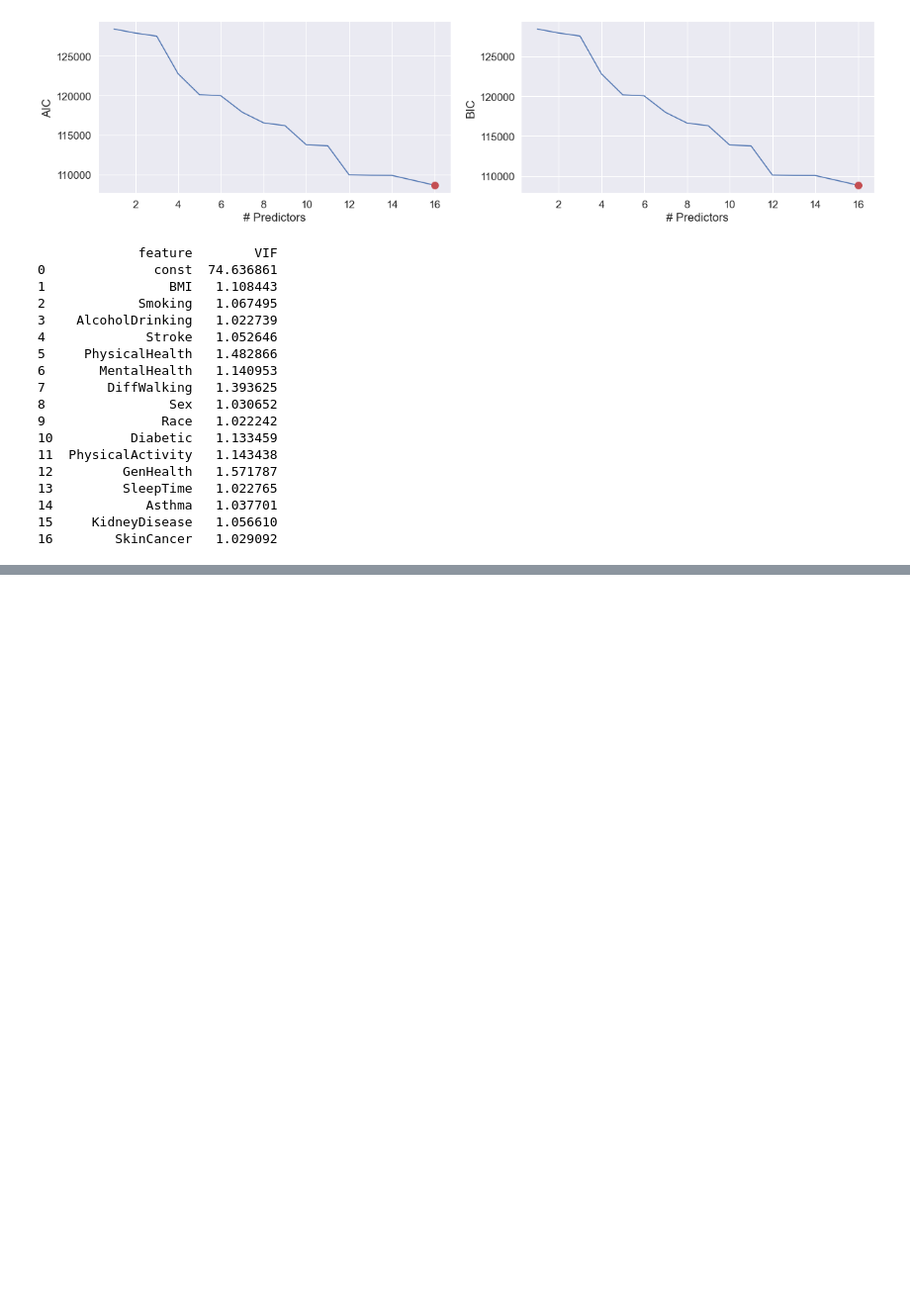
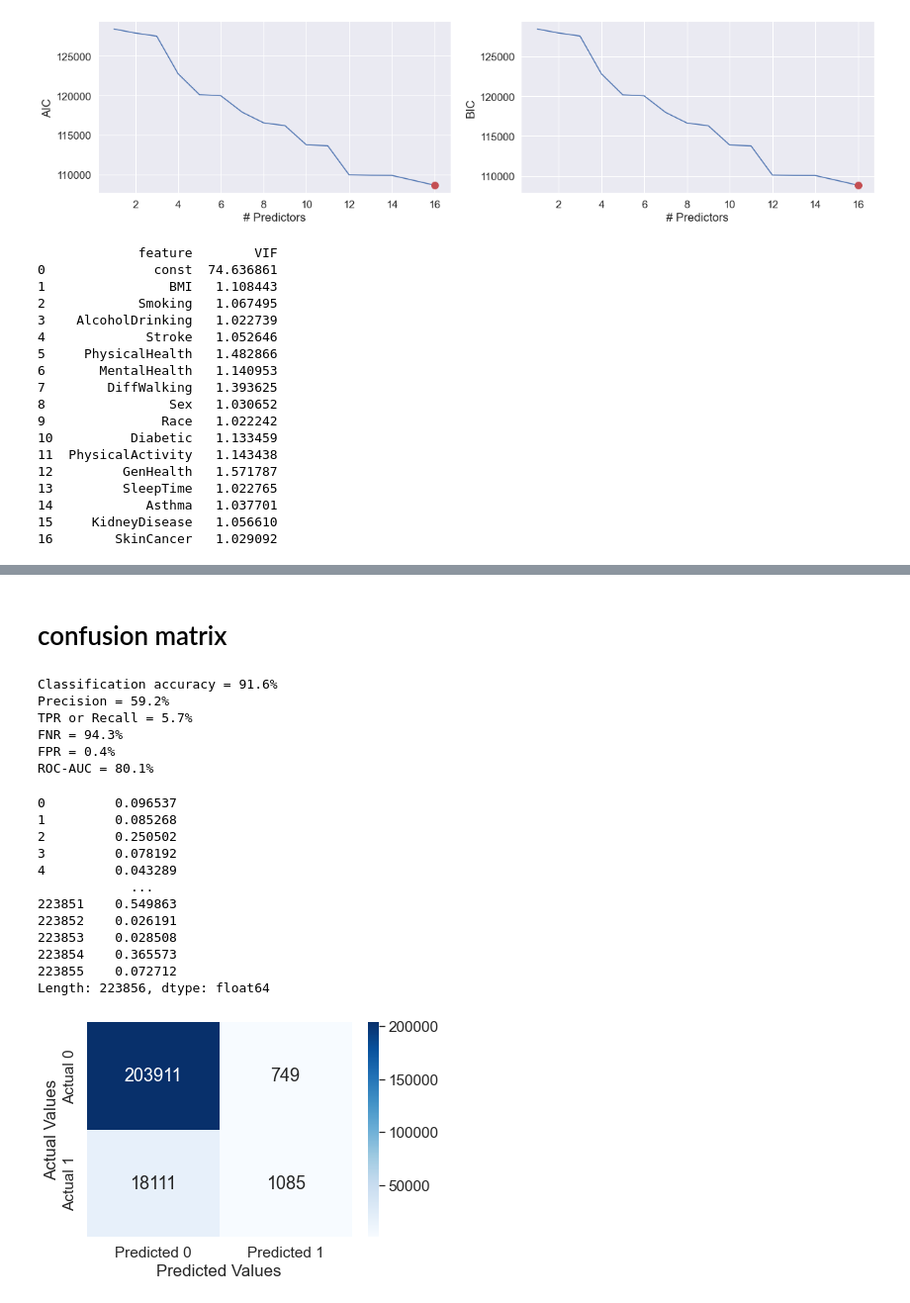
Before and after one commit to JerayuT/Group-5-WQ23-Data-Science, a Jupyter notebook: Project Analysis.ipynb, the cells around one changed output, grey strips where cells are left out. Shown: that part at 99% size. Saved outputs shown, nothing was run; the diff lists cells and outputs as text; code cells hidden in the pictures; blank space fills up the shorter version.

Commit message:
added confusion matrix

```diff
--- a/Project Analysis.ipynb
+++ b/Project Analysis.ipynb
@@ -362,3 +362,5 @@ Logit Regression Results
 | Asthma | 0.0949 | 0.023 | 4.188 | 0.000 | 0.050 | 0.139 |
 | KidneyDisease | 0.7141 | 0.029 | 24.408 | 0.000 | 0.657 | 0.771 |
 | SkinCancer | 0.5843 | 0.023 | 25.876 | 0.000 | 0.540 | 0.629 |
+# %% [markdown]
+# confusion matrix
@@ -364,0 +369,53 @@ Logit Regression Results
+# %%
+from sklearn.metrics import roc_curve, auc
+#Function to compute confusion matrix and prediction accuracy on test/train data
+def confusion_matrix_data(data,actual_values,model,cutoff=0.5):
+#Predict the values using the Logit model
+    pred_values = model.predict(data)
+# Specify the bins
+    bins=np.array([0,cutoff,1])
+#Confusion matrix
+    cm = np.histogram2d(actual_values, pred_values, bins=bins)[0]
+    cm_df = pd.DataFrame(cm)
+    cm_df.columns = ['Predicted 0','Predicted 1']
+    cm_df = cm_df.rename(index={0: 'Actual 0',1:'Actual 1'})
+# Calculate the accuracy
+    accuracy = (cm[0,0]+cm[1,1])/cm.sum()
+    fnr = (cm[1,0])/(cm[1,0]+cm[1,1])
+    precision = (cm[1,1])/(cm[0,1]+cm[1,1])
+    fpr = (cm[0,1])/(cm[0,0]+cm[0,1])
+    tpr = (cm[1,1])/(cm[1,0]+cm[1,1])
+    fpr_roc, tpr_roc, auc_thresholds = roc_curve(actual_values, pred_values)
+    auc_value = (auc(fpr_roc, tpr_roc))# AUC of ROC
+    sns.heatmap(cm_df, annot=True, cmap='Blues', fmt='g')
+    plt.ylabel("Actual Values")
+    plt.xlabel("Predicted Values")
+    print("Classification accuracy = {:.1%}".format(accuracy))
+    print("Precision = {:.1%}".format(precision))
+    print("TPR or Recall = {:.1%}".format(tpr))
+    print("FNR = {:.1%}".format(fnr))
+    print("FPR = {:.1%}".format(fpr))
+    print("ROC-AUC = {:.1%}".format(auc_value))
+    return pred_values
+# %%
+confusion_matrix_data(train,train.HeartDisease,best_fwd_reg_model,0.6)
+# %% [output]
+Classification accuracy = 91.6%
+Precision = 59.2%
+TPR or Recall = 5.7%
+FNR = 94.3%
+FPR = 0.4%
+ROC-AUC = 80.1%
+0         0.096537
+1         0.085268
+2         0.250502
+3         0.078192
+4         0.043289
+            ...
+223851    0.549863
+223852    0.026191
+223853    0.028508
+223854    0.365573
+223855    0.072712
+Length: 223856, dtype: float64
+[figure, added]
```
Also changed, not shown: parts of 4 cells of this notebook.
